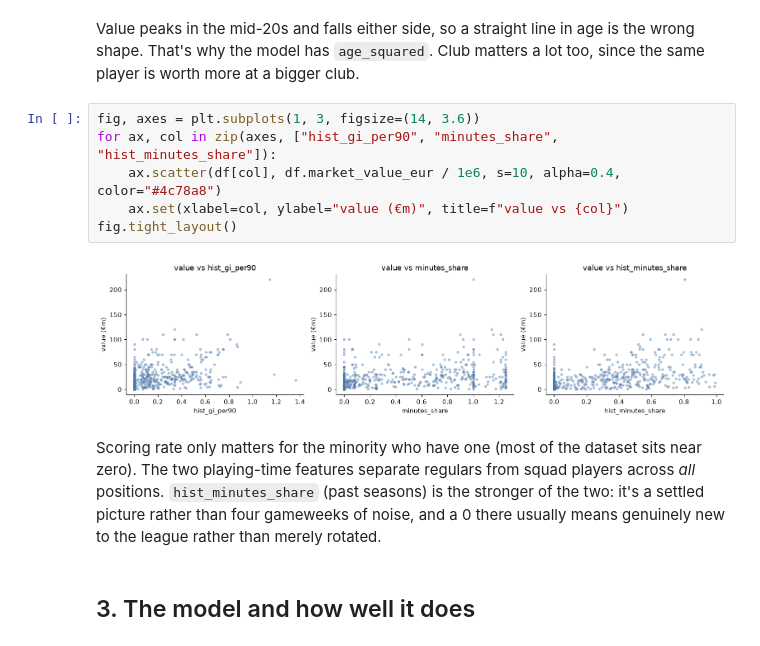
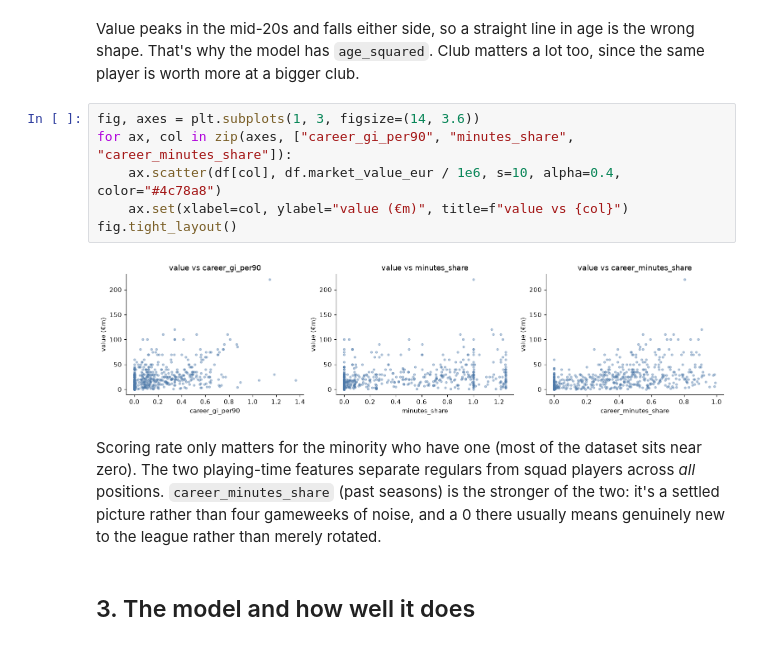
Before and after one commit to mlodyheros/pl-value, a Jupyter notebook: notebooks/01_model_exploration.ipynb, the cells around one changed output. Cells and saved outputs as stored; diff of their text form.

```diff
--- a/notebooks/01_model_exploration.ipynb
+++ b/notebooks/01_model_exploration.ipynb
@@ -134,16 +138,16 @@ shape. That's why the model has `age_squared`. Club matters a lot too, since the
 player is worth more at a bigger club.
 # %%
 fig, axes = plt.subplots(1, 3, figsize=(14, 3.6))
-for ax, col in zip(axes, ["hist_gi_per90", "minutes_share", "hist_minutes_share"]):
+for ax, col in zip(axes, ["career_gi_per90", "minutes_share", "career_minutes_share"]):
     ax.scatter(df[col], df.market_value_eur / 1e6, s=10, alpha=0.4, color="#4c78a8")
     ax.set(xlabel=col, ylabel="value (€m)", title=f"value vs {col}")
 fig.tight_layout()
 # %% [output]
-[figure, old version]
+[figure, new version]
 # %% [markdown]
 Scoring rate only matters for the minority who have one (most of the dataset sits near zero).
 The two playing-time features separate regulars from squad players across *all* positions.
-`hist_minutes_share` (past seasons) is the stronger of the two: it's a settled picture rather
+`career_minutes_share` (past seasons) is the stronger of the two: it's a settled picture rather
 than four gameweeks of noise, and a 0 there usually means genuinely new to the league rather
 than merely rotated.
 # %% [markdown]
```
Also changed, not shown: parts of 14 cells of this notebook.
